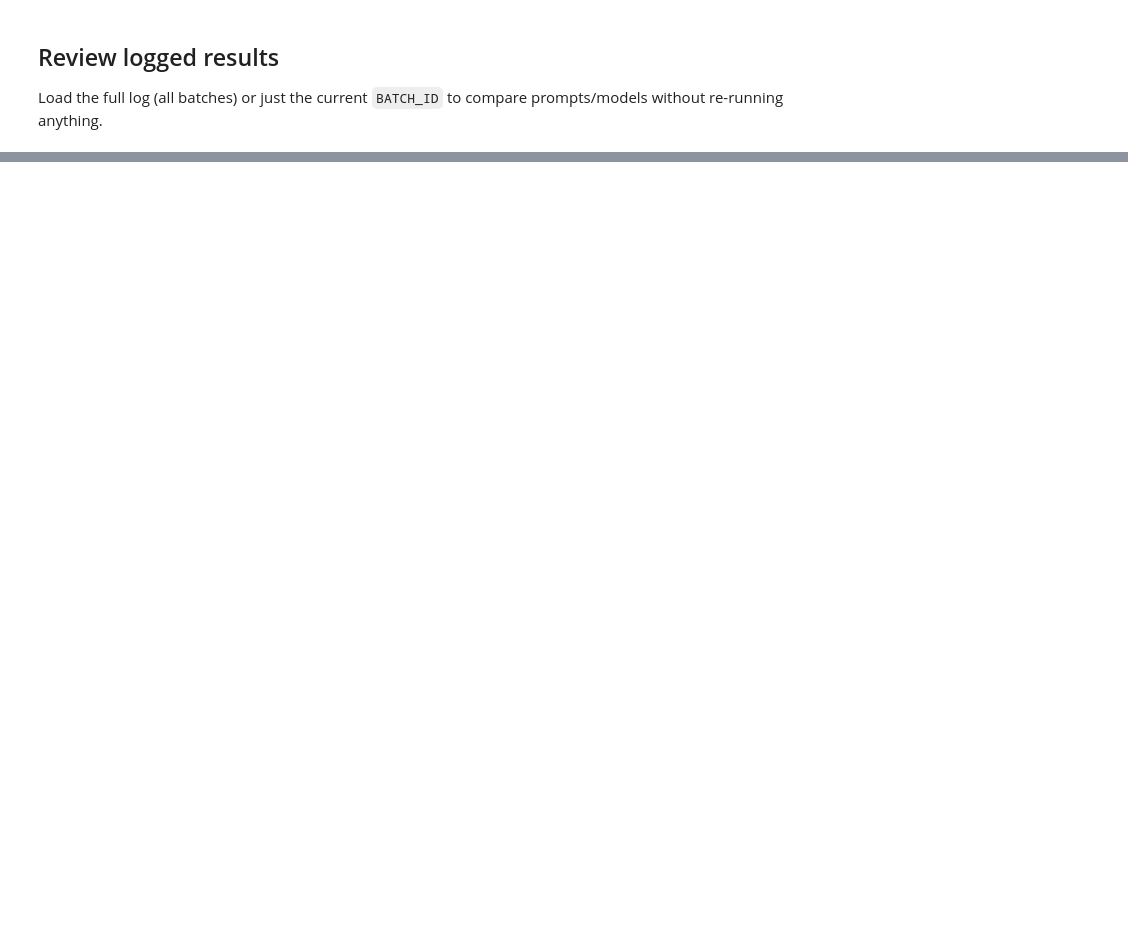
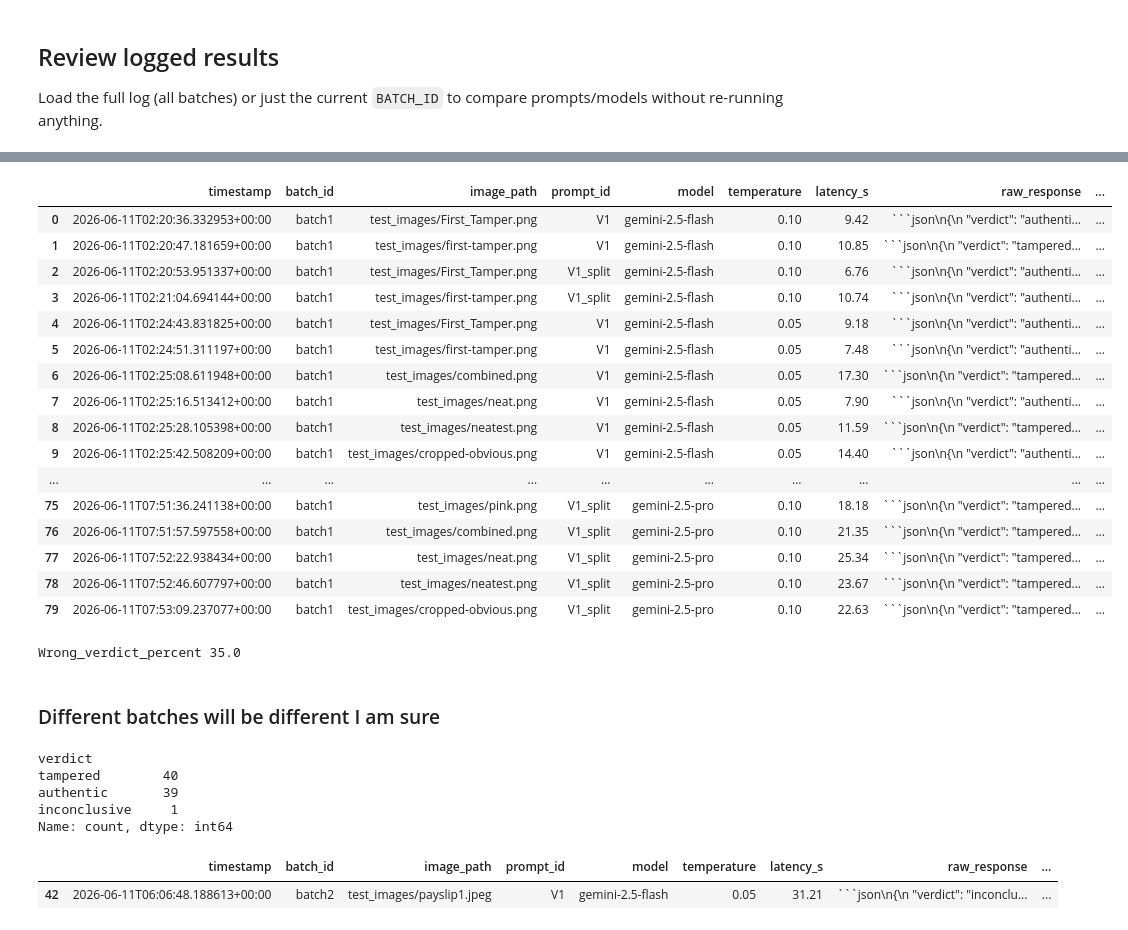
Before and after one commit to PW-Infinitas/doc-tampering-project, a Jupyter notebook: prompt_optimisation.ipynb, the cells around one changed output, grey strips where cells are left out. Saved outputs shown, nothing was run; the diff lists cells and outputs as text; code cells hidden in the pictures; blank space fills up the shorter version.

Commit message:
Batch1 Batch2 analysis + quick prompt optimisation

````diff
--- a/prompt_optimisation.ipynb
+++ b/prompt_optimisation.ipynb
@@ -196 +234,44 @@ Index(['timestamp', 'batch_id', 'image_path', 'prompt_id', 'model',
       dtype='object')
+# %%
+df_all[df_all['batch_id'] == 'batch1']
+# %% [output]
+|  | timestamp | batch_id | image_path | prompt_id | model | temperature | latency_s | raw_response | ... |
+| 0 | 2026-06-11T02:20:36.332953+00:00 | batch1 | test_images/First_Tamper.png | V1 | gemini-2.5-flash | 0.10 | 9.42 | ```json\n{\n "verdict": "authenti... | ... |
+| 1 | 2026-06-11T02:20:47.181659+00:00 | batch1 | test_images/first-tamper.png | V1 | gemini-2.5-flash | 0.10 | 10.85 | ```json\n{\n "verdict": "tampered... | ... |
+| 2 | 2026-06-11T02:20:53.951337+00:00 | batch1 | test_images/First_Tamper.png | V1_split | gemini-2.5-flash | 0.10 | 6.76 | ```json\n{\n "verdict": "authenti... | ... |
+| 3 | 2026-06-11T02:21:04.694144+00:00 | batch1 | test_images/first-tamper.png | V1_split | gemini-2.5-flash | 0.10 | 10.74 | ```json\n{\n "verdict": "authenti... | ... |
+| 4 | 2026-06-11T02:24:43.831825+00:00 | batch1 | test_images/First_Tamper.png | V1 | gemini-2.5-flash | 0.05 | 9.18 | ```json\n{\n "verdict": "authenti... | ... |
+| 5 | 2026-06-11T02:24:51.311197+00:00 | batch1 | test_images/first-tamper.png | V1 | gemini-2.5-flash | 0.05 | 7.48 | ```json\n{\n "verdict": "authenti... | ... |
+| 6 | 2026-06-11T02:25:08.611948+00:00 | batch1 | test_images/combined.png | V1 | gemini-2.5-flash | 0.05 | 17.30 | ```json\n{\n "verdict": "tampered... | ... |
+| 7 | 2026-06-11T02:25:16.513412+00:00 | batch1 | test_images/neat.png | V1 | gemini-2.5-flash | 0.05 | 7.90 | ```json\n{\n "verdict": "authenti... | ... |
+| 8 | 2026-06-11T02:25:28.105398+00:00 | batch1 | test_images/neatest.png | V1 | gemini-2.5-flash | 0.05 | 11.59 | ```json\n{\n "verdict": "tampered... | ... |
+| 9 | 2026-06-11T02:25:42.508209+00:00 | batch1 | test_images/cropped-obvious.png | V1 | gemini-2.5-flash | 0.05 | 14.40 | ```json\n{\n "verdict": "authenti... | ... |
+| ... | ... | ... | ... | ... | ... | ... | ... | ... | ... |
+| 75 | 2026-06-11T07:51:36.241138+00:00 | batch1 | test_images/pink.png | V1_split | gemini-2.5-pro | 0.10 | 18.18 | ```json\n{\n "verdict": "tampered... | ... |
+| 76 | 2026-06-11T07:51:57.597558+00:00 | batch1 | test_images/combined.png | V1_split | gemini-2.5-pro | 0.10 | 21.35 | ```json\n{\n "verdict": "tampered... | ... |
+| 77 | 2026-06-11T07:52:22.938434+00:00 | batch1 | test_images/neat.png | V1_split | gemini-2.5-pro | 0.10 | 25.34 | ```json\n{\n "verdict": "tampered... | ... |
+| 78 | 2026-06-11T07:52:46.607797+00:00 | batch1 | test_images/neatest.png | V1_split | gemini-2.5-pro | 0.10 | 23.67 | ```json\n{\n "verdict": "tampered... | ... |
+| 79 | 2026-06-11T07:53:09.237077+00:00 | batch1 | test_images/cropped-obvious.png | V1_split | gemini-2.5-pro | 0.10 | 22.63 | ```json\n{\n "verdict": "tampered... | ... |
+# %%
+# Calculate some accuracy, recall, F1 metrics
+total_tests = len(df_all)
+total_wrong_verdict = len(df_all[df_all['label'] != df_all['verdict']])
+
+print("Wrong_verdict_percent", total_wrong_verdict/total_tests*100)
+# %% [output]
+Wrong_verdict_percent 35.0
+# %% [markdown]
+### Different batches will be different I am sure
+# %%
+df_all['verdict'].value_counts()
+# %% [output]
+verdict
+tampered        40
+authentic       39
+inconclusive     1
+Name: count, dtype: int64
+# %%
+df_all[(df_all['verdict'] == 'inconclusive')]
+# %% [output]
+|  | timestamp | batch_id | image_path | prompt_id | model | temperature | latency_s | raw_response | ... |
+| 42 | 2026-06-11T06:06:48.188613+00:00 | batch2 | test_images/payslip1.jpeg | V1 | gemini-2.5-flash | 0.05 | 31.21 | ```json\n{\n "verdict": "inconclu... | ... |
````
Also changed, not shown: parts of 19 cells of this notebook, 19 other files.
